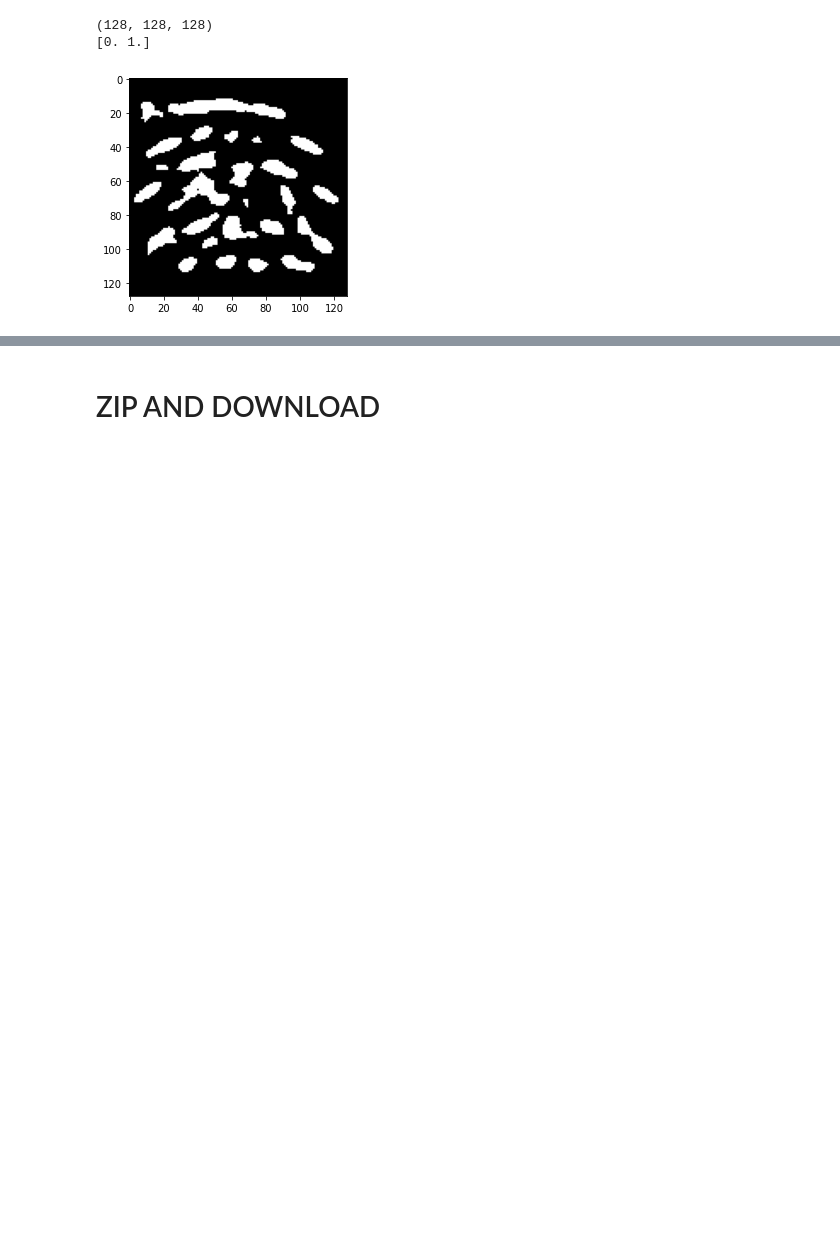
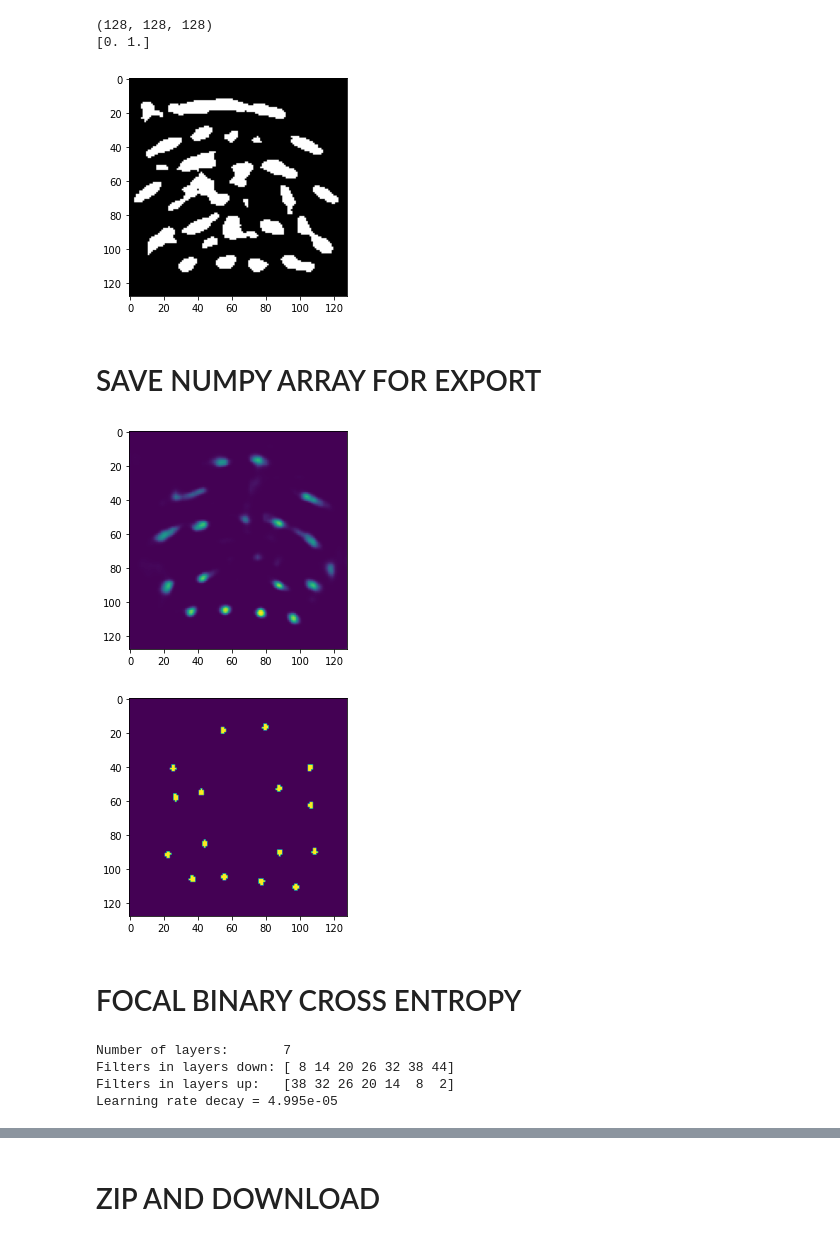
Before and after one commit to nkitner/CISC881FinalProject, a Jupyter notebook: 3DUnetCISC881.ipynb, the cells around one changed output, grey strips where cells are left out. Saved outputs shown, nothing was run; the diff lists cells and outputs as text; code cells hidden in the pictures; blank space fills up the shorter version.

```diff
--- a/3DUnetCISC881.ipynb
+++ b/3DUnetCISC881.ipynb
@@ -1634,3 +1640,15 @@ MCC:  0.18631326941136667
 (128, 128, 128)
 [0. 1.]
 [figure]
+# %% [markdown]
+# SAVE NUMPY ARRAY FOR EXPORT
+# %%
+y_pred_one = model_focal_loss.predict(test_ultrasound_data)
+# %%
+plt.imshow(y_pred_one[0,50,:,:,1])
+plt.show()
+plt.imshow(test_segmentation_data[0,50,:,:,0])
+plt.show()
+# %% [output]
+[figure, added]
+[figure, added]
@@ -1636,0 +1657,26 @@ MCC:  0.18631326941136667
+# %% [markdown]
+# FOCAL BINARY CROSS ENTROPY
+# %%
+max_learning_rate = 0.01
+min_learning_rate = 0.00001
+
+model_bce_focal = nvidia_unet(ultrasound_size[0], num_classes)
+learning_rate_decay = (max_learning_rate - min_learning_rate) / num_epochs
+
+# Early stopping
+callback = tf.keras.callbacks.EarlyStopping(monitor='val_loss', patience=10)
+filename='/content/drive/MyDrive/3DUnetSavedModels/model_bce_focal.csv'
+history_logger=tf.keras.callbacks.CSVLogger(filename, separator=",", append=True)
+model_bce_focal.compile(optimizer=tf.keras.optimizers.Adam(lr=max_learning_rate, decay=learning_rate_decay),
+               loss=bce_focal, metrics=["accuracy",
+                                          dice_coeff,
+                                          tf.keras.metrics.Precision(),
+                                          tf.keras.metrics.Recall(),
+                                          iou_coef])
+
+print("Learning rate decay = {}".format(learning_rate_decay))
+# %% [output]
+Number of layers:       7
+Filters in layers down: [ 8 14 20 26 32 38 44]
+Filters in layers up:   [38 32 26 20 14  8  2]
+Learning rate decay = 4.995e-05
```
Also changed, not shown: parts of 5 cells of this notebook.
